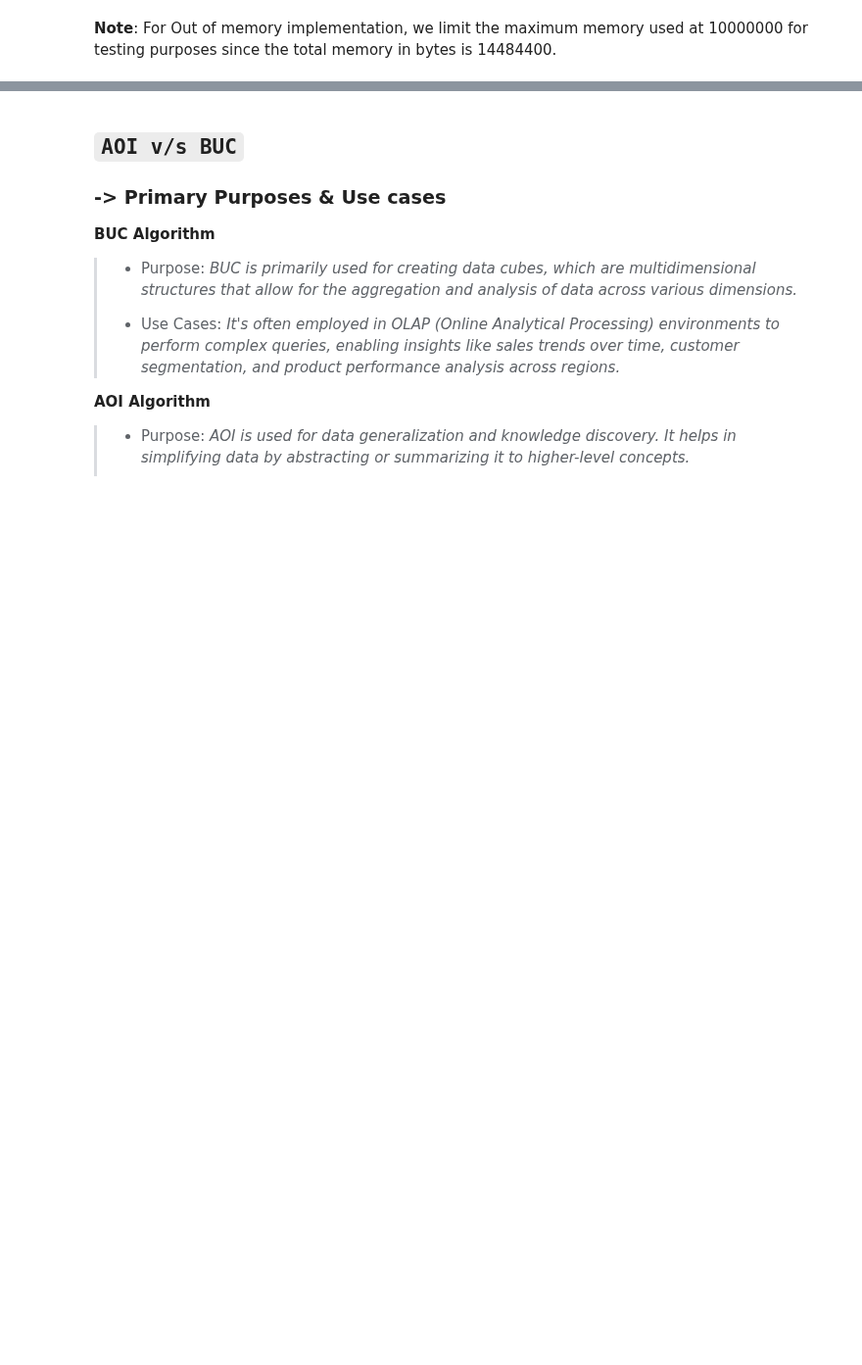
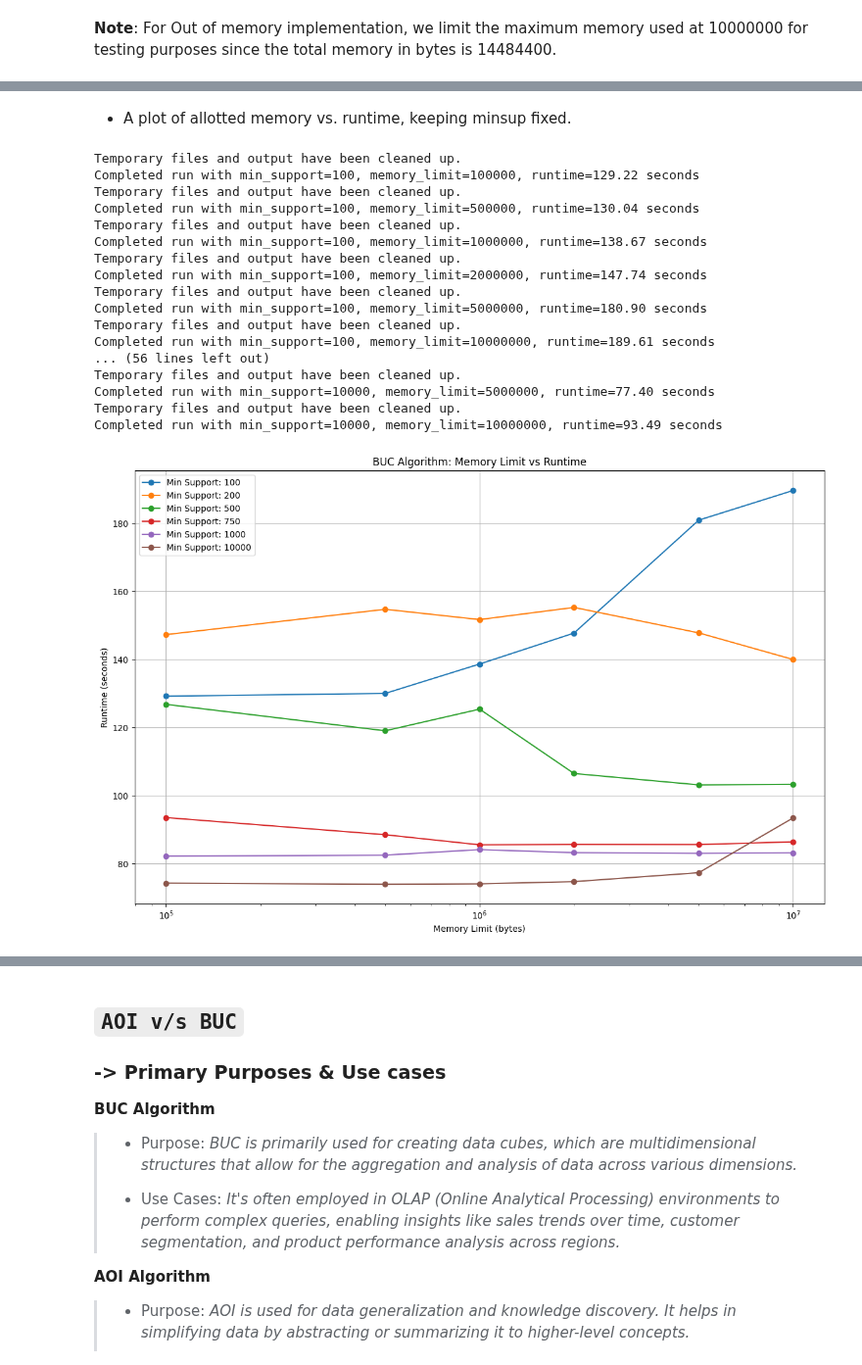
Before and after one commit to Daxvshah11/DA_Assignments, a Jupyter notebook: Ass2/Assignment2_BUC_8.ipynb, the cells around one changed output, grey strips where cells are left out. Shown at 98% size. Drawn from its saved outputs; the diff is of its cells as text; code cells hidden in the pictures; blank space fills up the shorter version.

```diff
--- a/Ass2/Assignment2_BUC_8.ipynb
+++ b/Ass2/Assignment2_BUC_8.ipynb
@@ -411,0 +428,28 @@ Completed run with min_support=10000, memory_limit=10000000, runtime=4.62 second
+# %% [markdown]
+* A plot of allotted memory vs. runtime, keeping minsup fixed.
+# %%
+minimum_support_range = [100, 200, 500, 750, 1000, 10000]
+memory_range = [100000, 500000, 1000000, 2000000, 5000000, 10000000]
+
+# Plot minimum support vs. runtime (varying memory limits)
+plot_buc_runtime_multi(MAIN_DATA, fixed_param='min_support', vary_param='memory_limit',
+                       vary_ranges=memory_range, fixed_values=minimum_support_range)
+# %% [output]
+Temporary files and output have been cleaned up.
+Completed run with min_support=100, memory_limit=100000, runtime=129.22 seconds
+Temporary files and output have been cleaned up.
+Completed run with min_support=100, memory_limit=500000, runtime=130.04 seconds
+Temporary files and output have been cleaned up.
+Completed run with min_support=100, memory_limit=1000000, runtime=138.67 seconds
+Temporary files and output have been cleaned up.
+Completed run with min_support=100, memory_limit=2000000, runtime=147.74 seconds
+Temporary files and output have been cleaned up.
+Completed run with min_support=100, memory_limit=5000000, runtime=180.90 seconds
+Temporary files and output have been cleaned up.
+Completed run with min_support=100, memory_limit=10000000, runtime=189.61 seconds
+... (56 lines left out)
+Temporary files and output have been cleaned up.
+Completed run with min_support=10000, memory_limit=5000000, runtime=77.40 seconds
+Temporary files and output have been cleaned up.
+Completed run with min_support=10000, memory_limit=10000000, runtime=93.49 seconds
+[figure, added]
```
Also changed, not shown: parts of 12 cells of this notebook, 3 other files.
